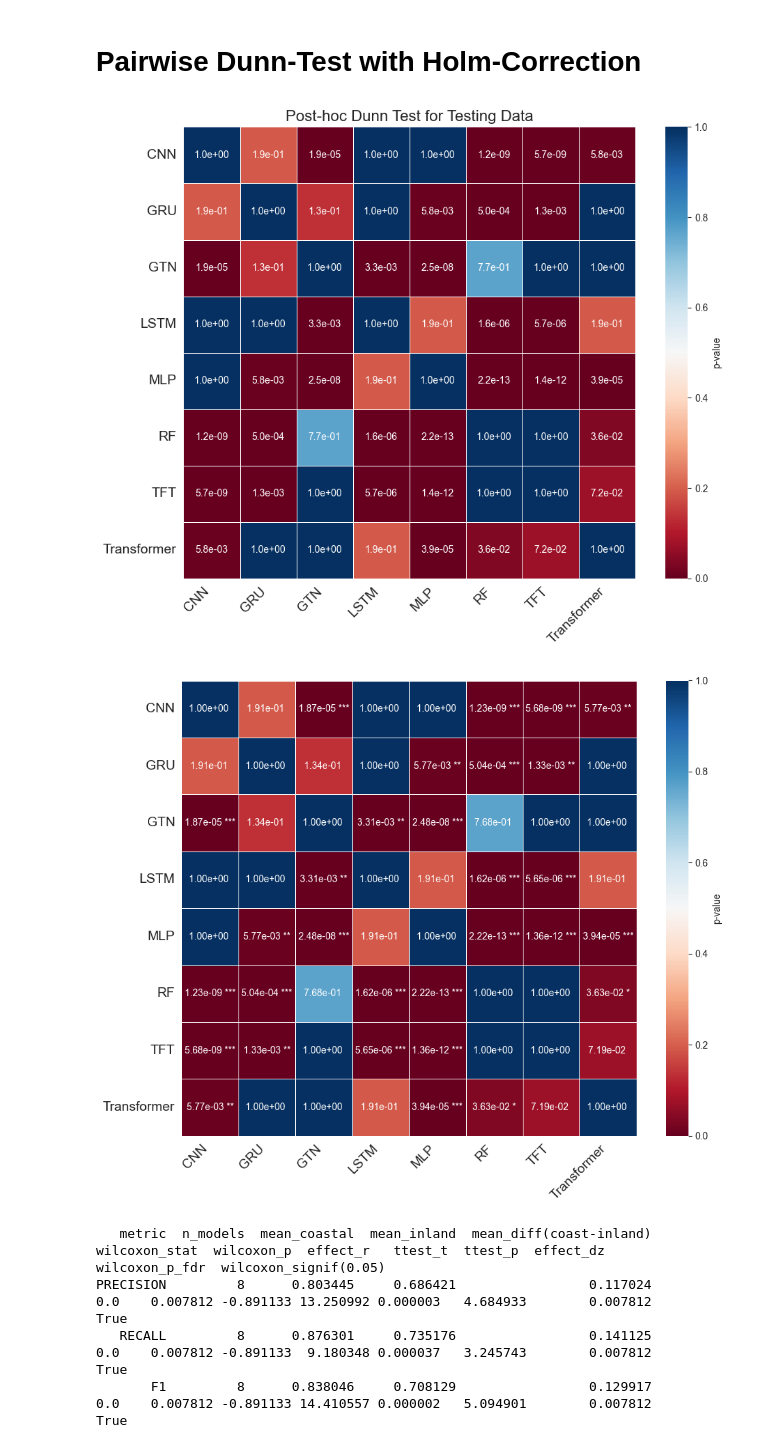
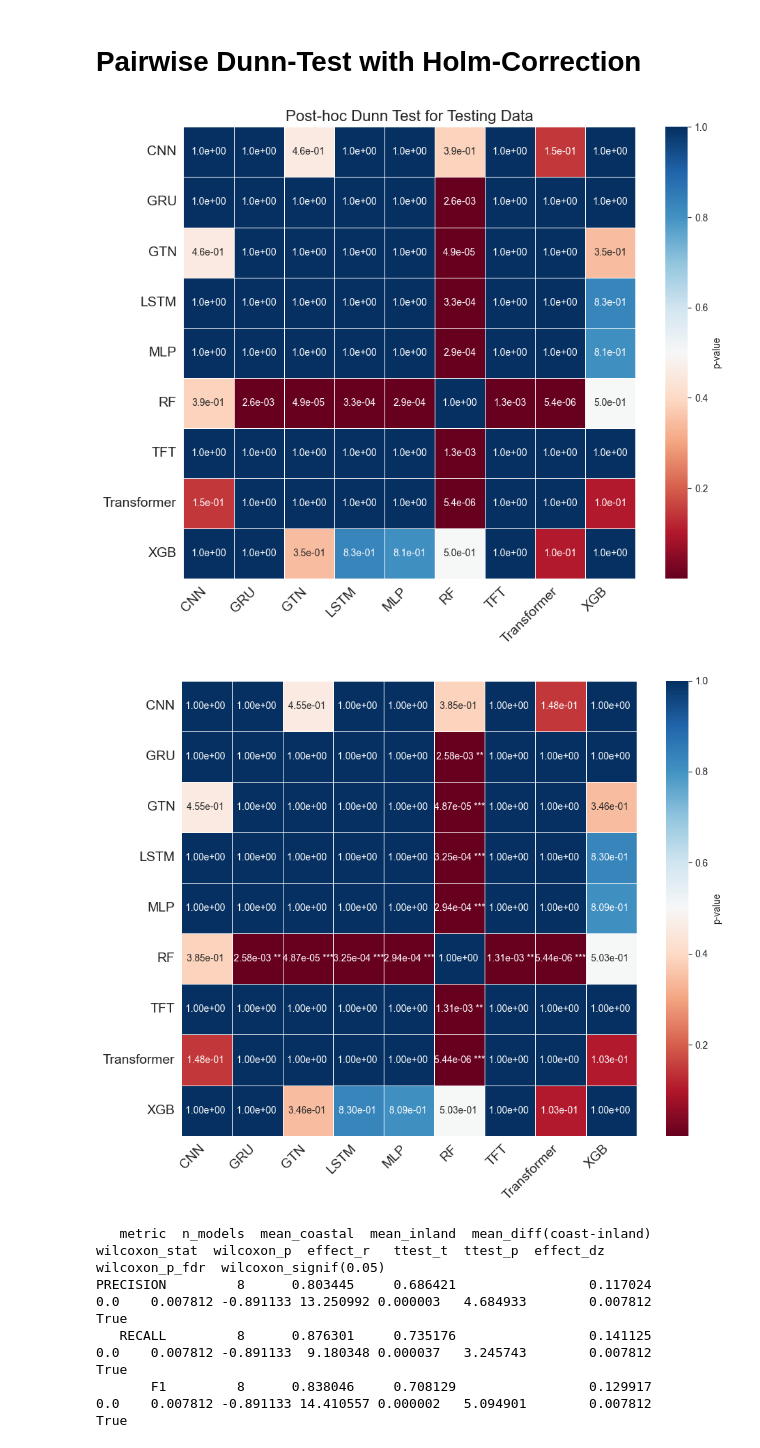
Before and after one commit to paulinebecker2002/mesogeos, a Jupyter notebook: outputs/F1_Score_Comparison.ipynb, the cells around one changed output. Cells and saved outputs as stored; diff of their text form; code cells hidden in the pictures.

Commit message:
added XGBoost and all graphics, trian, tuning, etc.

```diff
--- a/outputs/F1_Score_Comparison.ipynb
+++ b/outputs/F1_Score_Comparison.ipynb
@@ -30,6 +30,7 @@ model_names = [
     "rf",
     "tft",
     "transformer",
+    "xgb"
 ]
 
 summary_rows = []
@@ -741,5 +745,6 @@ plot_f1_score_points_aucpr(merge_df)
 # %%
-def get_f1_scores_by_model(datatype="Testing", path=PATH):
+PATH2 = "/Users/paulinebecker/Desktop/mesogeos_git/mesogeos/csv/crossValidation/cv_results/"
+def get_f1_scores_by_model(datatype="Testing", path=PATH2):
     files = {
         "LSTM": f"{path}/lstm_cv_results.csv",
         "GRU": f"{path}/gru_cv_results.csv",
@@ -749,6 +754,7 @@ def get_f1_scores_by_model(datatype="Testing", path=PATH):
         "RF": f"{path}/rf_cv_results.csv",
         "TFT": f"{path}/tft_cv_results.csv",
         "GTN": f"{path}/gtn_cv_results.csv",
+        "XGB": f"{path}/xgb_cv_results.csv",
 
     }
 
@@ -815,7 +821,7 @@ ANOVA F-Test Statistic for Testing: 205.8538974261265, p-value: 7.13521559426307
 # %% [markdown]
 # Pairwise Dunn-Test with Holm-Correction
 # %%
-def calculate_dunn_test(data, path=PATH):
+def calculate_dunn_test(data, path=PATH2):
 
     files = {
         "LSTM": f"{path}/lstm_cv_results.csv",
@@ -826,6 +832,7 @@ def calculate_dunn_test(data, path=PATH):
         "RF": f"{path}/rf_cv_results.csv",
         "TFT": f"{path}/tft_cv_results.csv",
         "GTN": f"{path}/gtn_cv_results.csv",
+        "XGB": f"{path}/xgb_cv_results.csv",
     }
 
     colname_map = {
@@ -877,7 +884,7 @@ def plot_dunn_heatmap(dunn_result, title="Post-hoc Dunn Test (Holm-corrected)"):
 plot_dunn_heatmap(testing_results,
                    title="Post-hoc Dunn Test for Testing Data")
 # %% [output]
-[figure, old version]
+[figure, new version]
 # %%
 def plot_dunn_heatmap(dunn_result, title="Post-hoc Dunn Test (Holm-corrected)"):
 
@@ -885,36 +892,36 @@ def plot_dunn_heatmap(dunn_result, title="Post-hoc Dunn Test (Holm-corrected)"):
         if p < 0.001:
             return "***"
         elif p < 0.01:
             return "**"
         elif p < 0.05:
             return "*"
         else:
             return ""
 
     annot_labels = dunn_result.applymap(lambda p: f"{p:.2e} {p_to_star(p)}")
 
     plt.figure(figsize=(10, 8))
     sns.heatmap(
         dunn_result,
         annot=annot_labels,   # use stars instead of numbers
         fmt="",
         cmap="RdBu",       # reversed so red=low p, blue=high p (optional)
         linewidths=0.5,
         cbar_kws={"label": "p-value"},
         square=True
     )
     plt.xticks(rotation=45, ha="right", fontsize=14, fontweight='medium')
     plt.yticks(rotation=0, fontsize=14, fontweight='medium')
     plt.tight_layout()
     plt.savefig(
-        f"/Users/paulinebecker/Library/Mobile Documents/com~apple~CloudDocs/Uni/Wirtschaftsinformatik KIT/Semester6/Bachlorarbeit/Graphics/Results/Paper/Post-hoc_Dunn.png",
-        format="png", dpi=300, transparent=True
+        f"/Users/paulinebecker/Library/Mobile Documents/com~apple~CloudDocs/Uni/Wirtschaftsinformatik KIT/Semester6/Bachlorarbeit/Graphics/Results/Paper Revision/Post-hoc_Dunn.pdf",
+        format="pdf", dpi=300, transparent=True
     )
     plt.show()
 plot_dunn_heatmap(testing_results,
                    title="Post-hoc Dunn Test for Testing Data")
 # %% [output]
-[figure, old version]
+[figure, new version]
 # %%
 df = pd.read_csv("/Users/paulinebecker/Desktop/mesogeos_git/mesogeos/csv/Coastal_inland.csv", sep=";")
 
```
Also changed, not shown: parts of 14 cells of this notebook, 18 other files.
